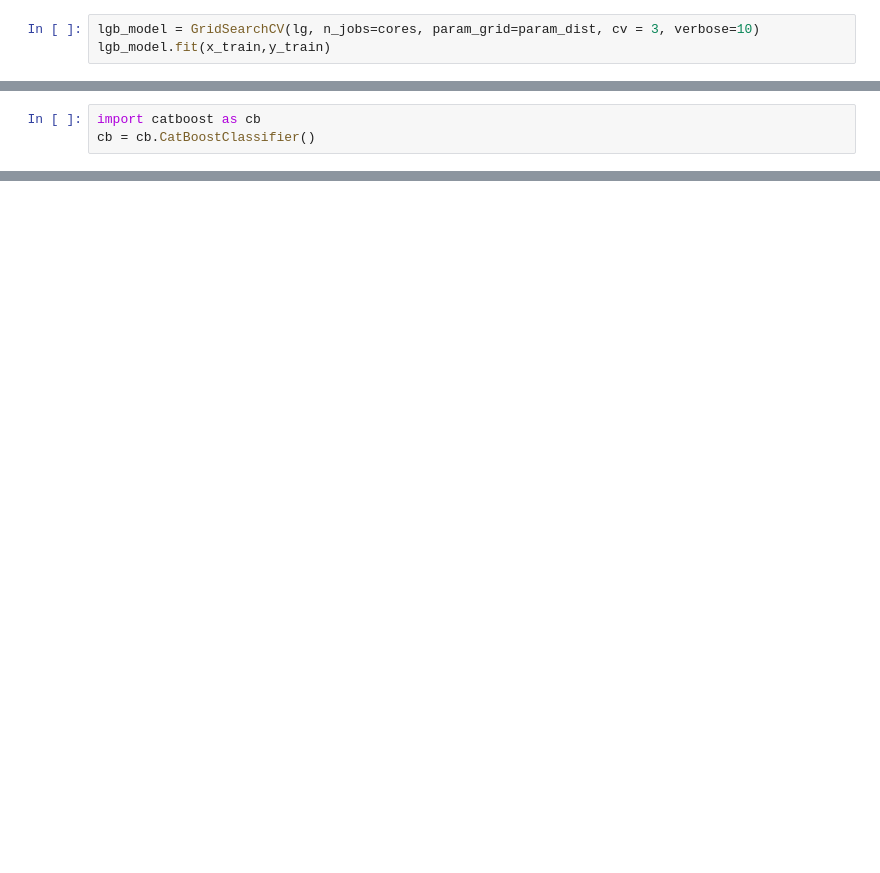
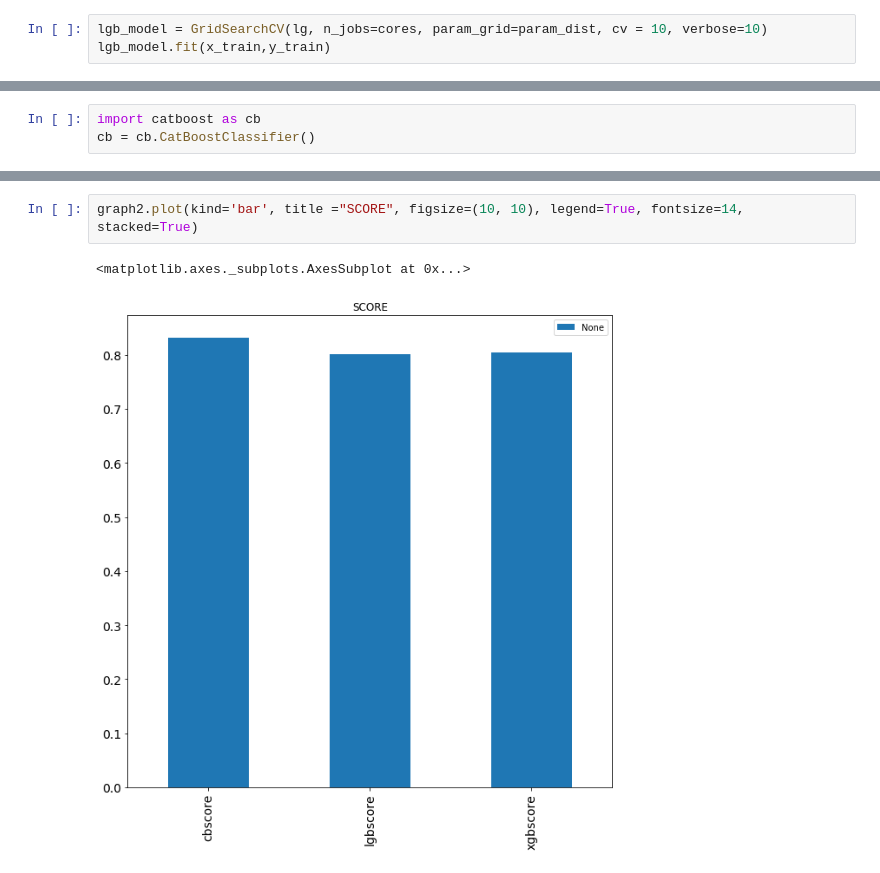
Before and after one commit to emedvedev97/python.lab5, a Jupyter notebook: Untitled.ipynb, the cells around one changed output, grey strips where cells are left out. Saved outputs shown, nothing was run; the diff lists cells and outputs as text; blank space fills up the shorter version.

```diff
--- a/Untitled.ipynb
+++ b/Untitled.ipynb
@@ -103,4 +94,4 @@ param_dist = {"max_depth": [5, 10, 25, 50, 75],
 # %%
-lgb_model = GridSearchCV(lg, n_jobs=cores, param_grid=param_dist, cv = 3, verbose=10)
+lgb_model = GridSearchCV(lg, n_jobs=cores, param_grid=param_dist, cv = 10, verbose=10)
 lgb_model.fit(x_train,y_train)
 # %% [output]
@@ -163,0 +212,5 @@ NotFittedError: This GridSearchCV instance is not fitted yet. Call 'fit' with ap
+# %%
+graph2.plot(kind='bar', title ="SCORE", figsize=(10, 10), legend=True, fontsize=14, stacked=True)
+# %% [output]
+<matplotlib.axes._subplots.AxesSubplot at 0x...>
+[figure, added]
```
Also changed, not shown: parts of 23 cells of this notebook.
